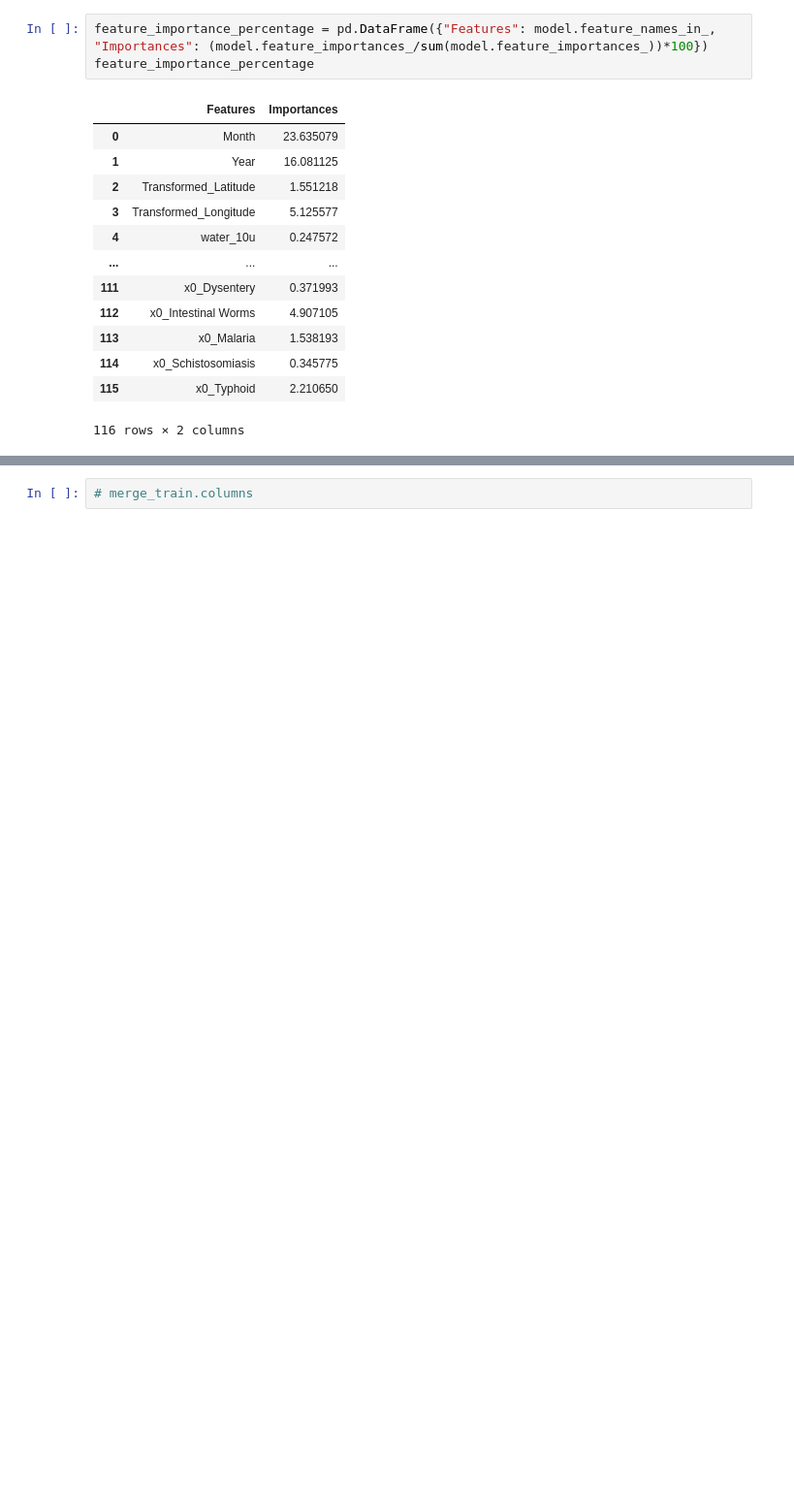
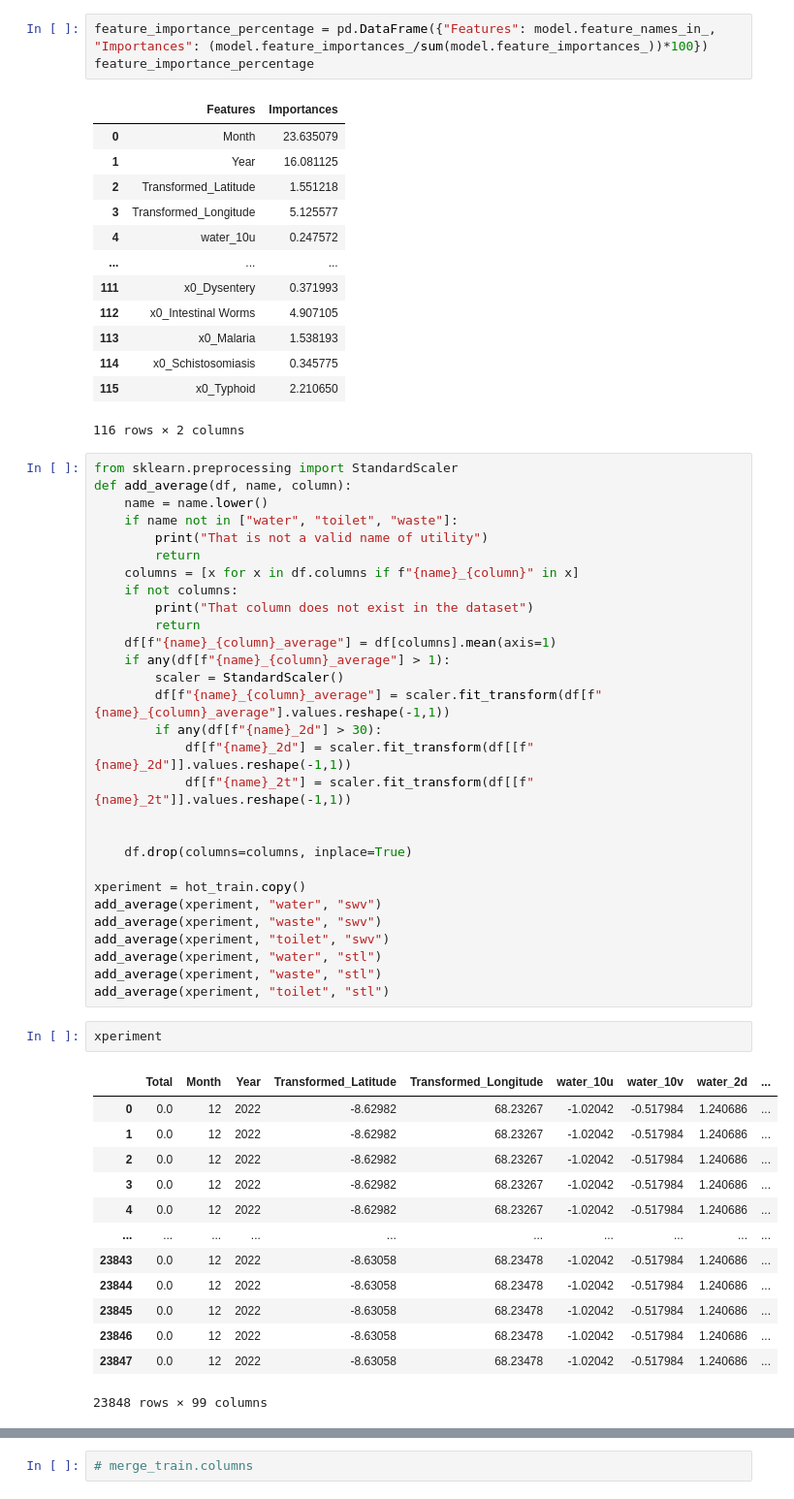
Before and after one commit to GamerGbesh/beginner-ML, a Jupyter notebook: outbreaks/main.ipynb, the cells around one changed output, grey strips where cells are left out. Shown at 97% size. Saved outputs shown, nothing was run; the diff lists cells and outputs as text; blank space fills up the shorter version.

```diff
--- a/outbreaks/main.ipynb
+++ b/outbreaks/main.ipynb
@@ -694,3 +694,48 @@ feature_importance_percentage
 | 114 | x0_Schistosomiasis | 0.345775 |
 | 115 | x0_Typhoid | 2.210650 |
 116 rows × 2 columns
+# %%
+from sklearn.preprocessing import StandardScaler
+def add_average(df, name, column):
+    name = name.lower()
+    if name not in ["water", "toilet", "waste"]:
+        print("That is not a valid name of utility")
+        return
+    columns = [x for x in df.columns if f"{name}_{column}" in x]
+    if not columns:
+        print("That column does not exist in the dataset")
+        return
+    df[f"{name}_{column}_average"] = df[columns].mean(axis=1)
+    if any(df[f"{name}_{column}_average"] > 1):
+        scaler = StandardScaler()
+        df[f"{name}_{column}_average"] = scaler.fit_transform(df[f"{name}_{column}_average"].values.reshape(-1,1))
+        if any(df[f"{name}_2d"] > 30):
+            df[f"{name}_2d"] = scaler.fit_transform(df[[f"{name}_2d"]].values.reshape(-1,1))
+            df[f"{name}_2t"] = scaler.fit_transform(df[[f"{name}_2t"]].values.reshape(-1,1))
+
+
+    df.drop(columns=columns, inplace=True)
+
+xperiment = hot_train.copy()
+add_average(xperiment, "water", "swv")
+add_average(xperiment, "waste", "swv")
+add_average(xperiment, "toilet", "swv")
+add_average(xperiment, "water", "stl")
+add_average(xperiment, "waste", "stl")
+add_average(xperiment, "toilet", "stl")
+# %%
+xperiment
+# %% [output]
+|  | Total | Month | Year | Transformed_Latitude | Transformed_Longitude | water_10u | water_10v | water_2d | ... |
+| 0 | 0.0 | 12 | 2022 | -8.62982 | 68.23267 | -1.02042 | -0.517984 | 1.240686 | ... |
+| 1 | 0.0 | 12 | 2022 | -8.62982 | 68.23267 | -1.02042 | -0.517984 | 1.240686 | ... |
+| 2 | 0.0 | 12 | 2022 | -8.62982 | 68.23267 | -1.02042 | -0.517984 | 1.240686 | ... |
+| 3 | 0.0 | 12 | 2022 | -8.62982 | 68.23267 | -1.02042 | -0.517984 | 1.240686 | ... |
+| 4 | 0.0 | 12 | 2022 | -8.62982 | 68.23267 | -1.02042 | -0.517984 | 1.240686 | ... |
+| ... | ... | ... | ... | ... | ... | ... | ... | ... | ... |
+| 23843 | 0.0 | 12 | 2022 | -8.63058 | 68.23478 | -1.02042 | -0.517984 | 1.240686 | ... |
+| 23844 | 0.0 | 12 | 2022 | -8.63058 | 68.23478 | -1.02042 | -0.517984 | 1.240686 | ... |
+| 23845 | 0.0 | 12 | 2022 | -8.63058 | 68.23478 | -1.02042 | -0.517984 | 1.240686 | ... |
+| 23846 | 0.0 | 12 | 2022 | -8.63058 | 68.23478 | -1.02042 | -0.517984 | 1.240686 | ... |
+| 23847 | 0.0 | 12 | 2022 | -8.63058 | 68.23478 | -1.02042 | -0.517984 | 1.240686 | ... |
+23848 rows × 99 columns
```
Also changed, not shown: parts of 2 cells of this notebook.
